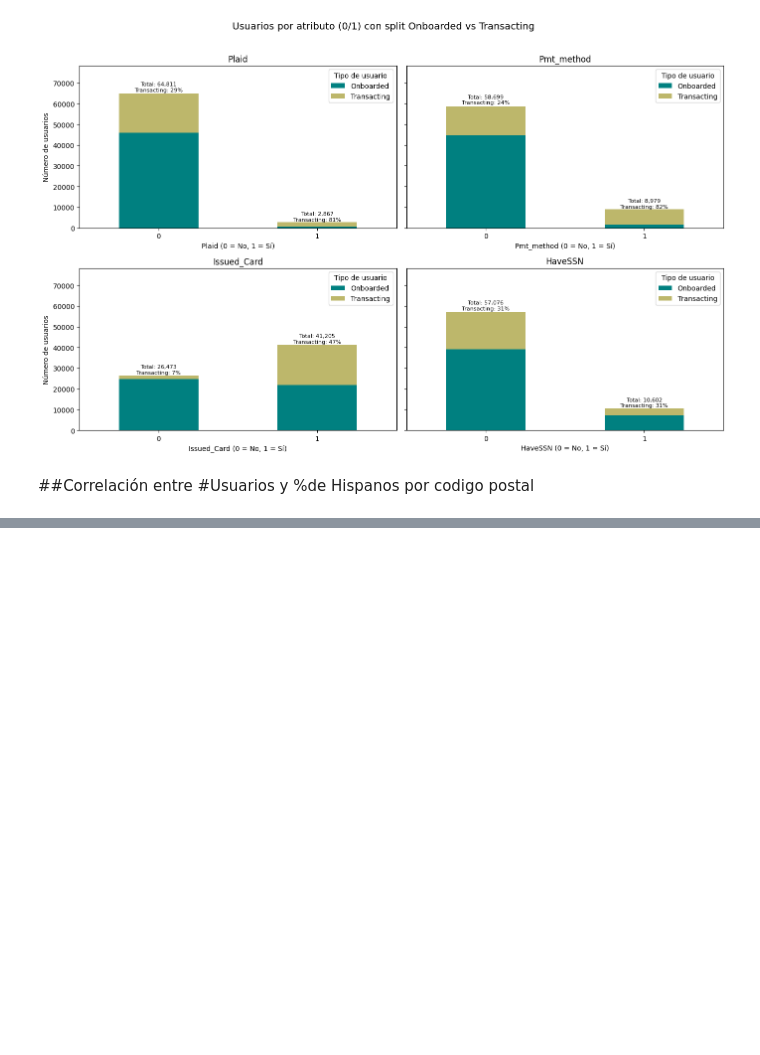
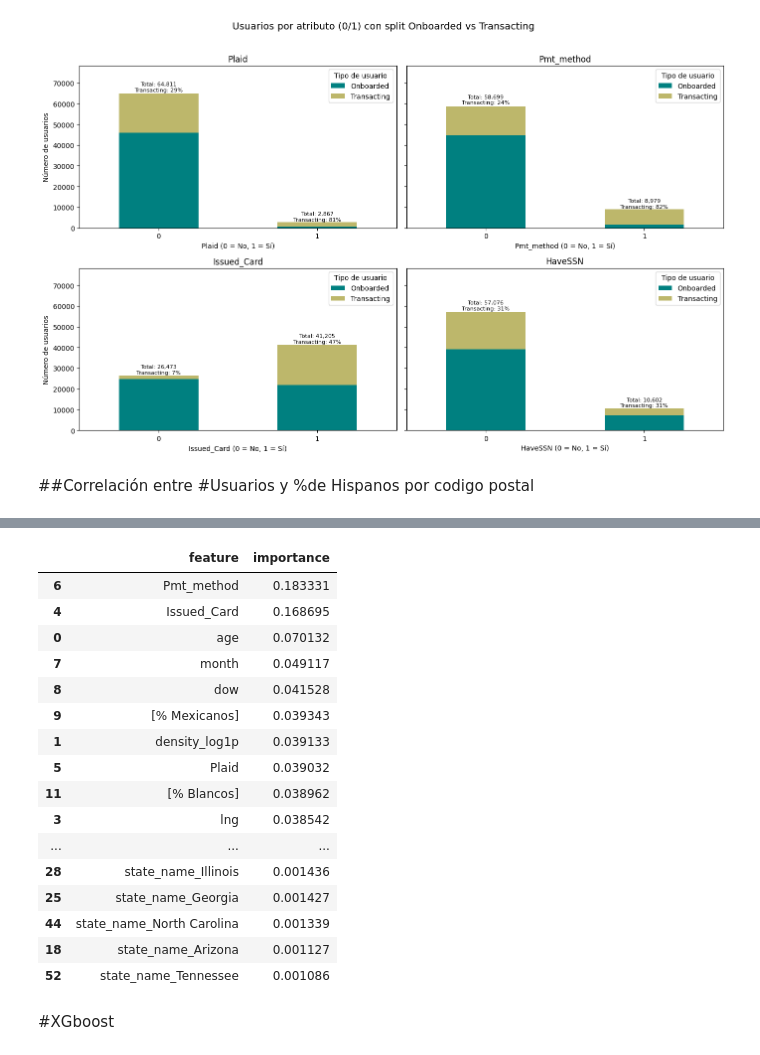
Before and after one commit to christiangarza1505813/ClassModel, a Jupyter notebook: Model/model.ipynb, the cells around one changed output, grey strips where cells are left out. Cells and saved outputs as stored; diff of their text form; code cells hidden in the pictures; blank space fills up the shorter version.

```diff
--- a/Model/model.ipynb
+++ b/Model/model.ipynb
@@ -644,0 +1061,40 @@ Correlación (solo California): 0.507
+# %%
+# Recuperar nombres de features tras el preprocesamiento
+pre = rf.named_steps['pre']
+feat_names = []
+
+# 1) num_base (mismo orden)
+feat_names += list(num_base)
+
+# 2) state_name (OHE)
+ohe_state = pre.named_transformers_['ohe_state'].named_steps['ohe']
+feat_names += list(ohe_state.get_feature_names_out(['state_name']))
+
+# 3) freq enc para city y postal_code
+feat_names += ['city_freq', 'postal_code_freq']
+
+# Importancias del bosque
+importances = rf.named_steps['clf'].feature_importances_
+imp_df = pd.DataFrame({'feature': feat_names, 'importance': importances}) \
+         .sort_values('importance', ascending=False)
+imp_df.head(25)
+# %% [output]
+|  | feature | importance |
+| 6 | Pmt_method | 0.183331 |
+| 4 | Issued_Card | 0.168695 |
+| 0 | age | 0.070132 |
+| 7 | month | 0.049117 |
+| 8 | dow | 0.041528 |
+| 9 | [% Mexicanos] | 0.039343 |
+| 1 | density_log1p | 0.039133 |
+| 5 | Plaid | 0.039032 |
+| 11 | [% Blancos] | 0.038962 |
+| 3 | lng | 0.038542 |
+| ... | ... | ... |
+| 28 | state_name_Illinois | 0.001436 |
+| 25 | state_name_Georgia | 0.001427 |
+| 44 | state_name_North Carolina | 0.001339 |
+| 18 | state_name_Arizona | 0.001127 |
+| 52 | state_name_Tennessee | 0.001086 |
+# %% [markdown]
+#XGboost
```
Also changed, not shown: parts of 26 cells of this notebook.
